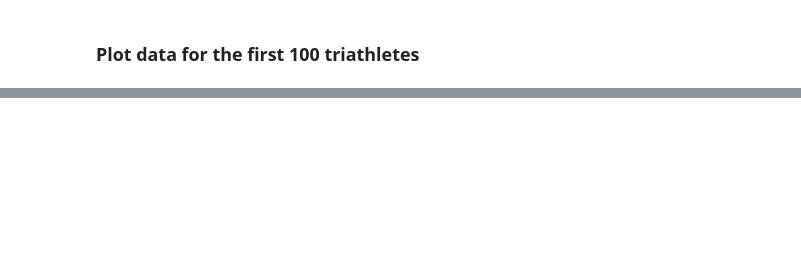
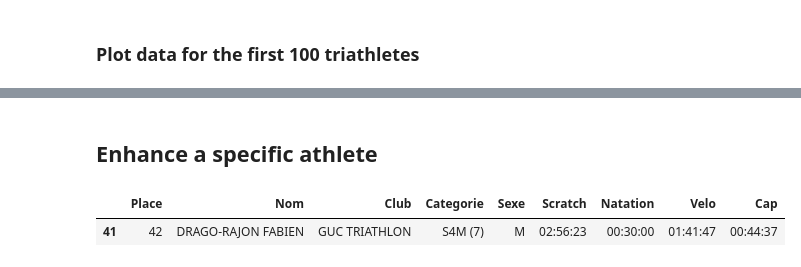
Before and after one commit to mjanv/triathlon-vizualisation, a Jupyter notebook: examples/plot_triathlon.ipynb, the cells around one changed output, grey strips where cells are left out. Cells and saved outputs as stored; diff of their text form; code cells hidden in the pictures; blank space fills up the shorter version.

```diff
--- a/examples/plot_triathlon.ipynb
+++ b/examples/plot_triathlon.ipynb
@@ -67,0 +75,7 @@ plot_data_triathlon(tri,B,100)
+# %% [markdown]
+## Enhance a specific athlete
+# %%
+B[B['Nom']=='DRAGO-RAJON FABIEN']
+# %% [output]
+|  | Place | Nom | Club | Categorie | Sexe | Scratch | Natation | Velo | Cap |
+| 41 | 42 | DRAGO-RAJON FABIEN | GUC TRIATHLON | S4M (7) | M | 02:56:23 | 00:30:00 | 01:41:47 | 00:44:37 |
```
Also changed, not shown: parts of 9 cells of this notebook, 2 other files.
